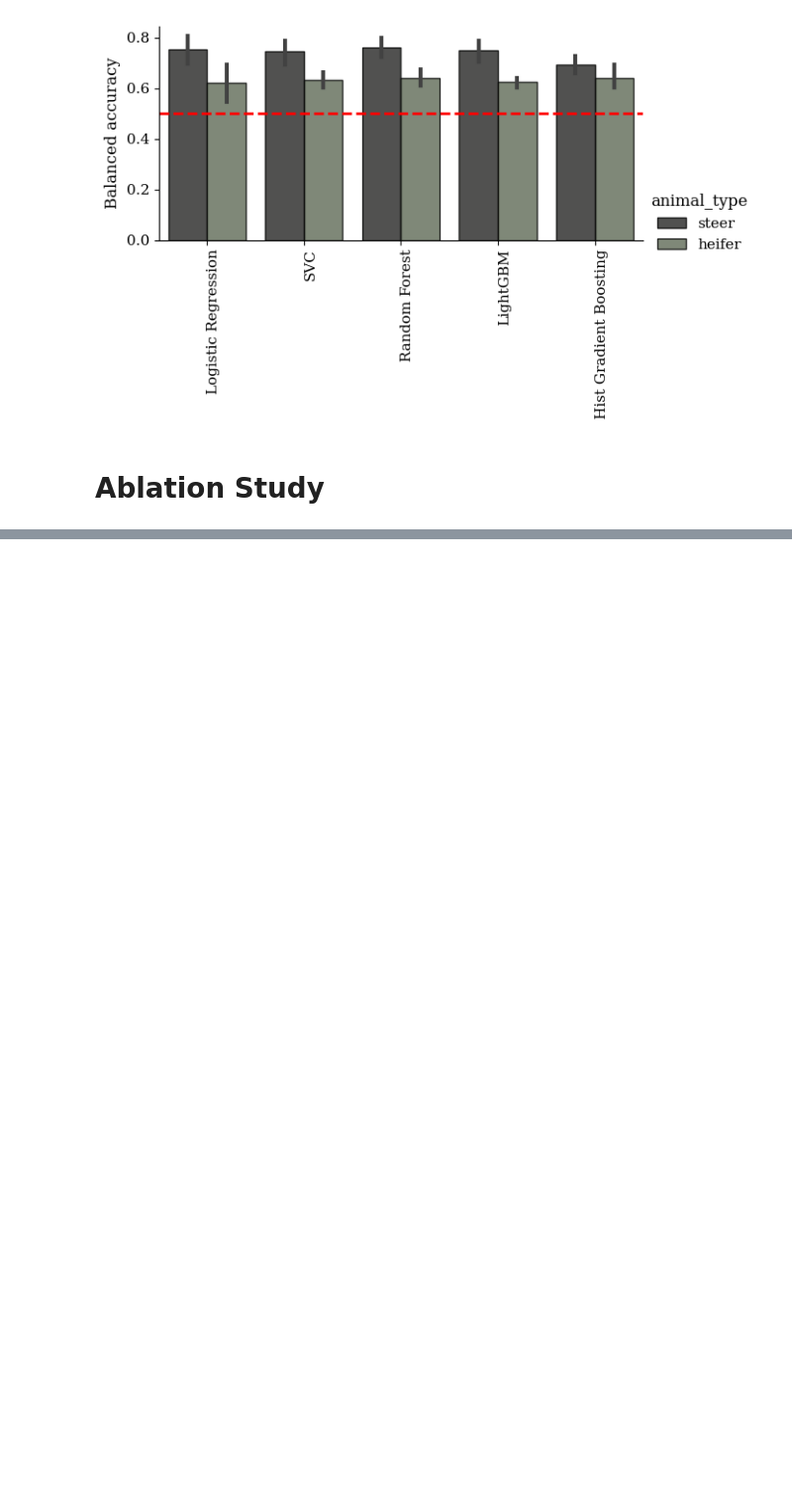
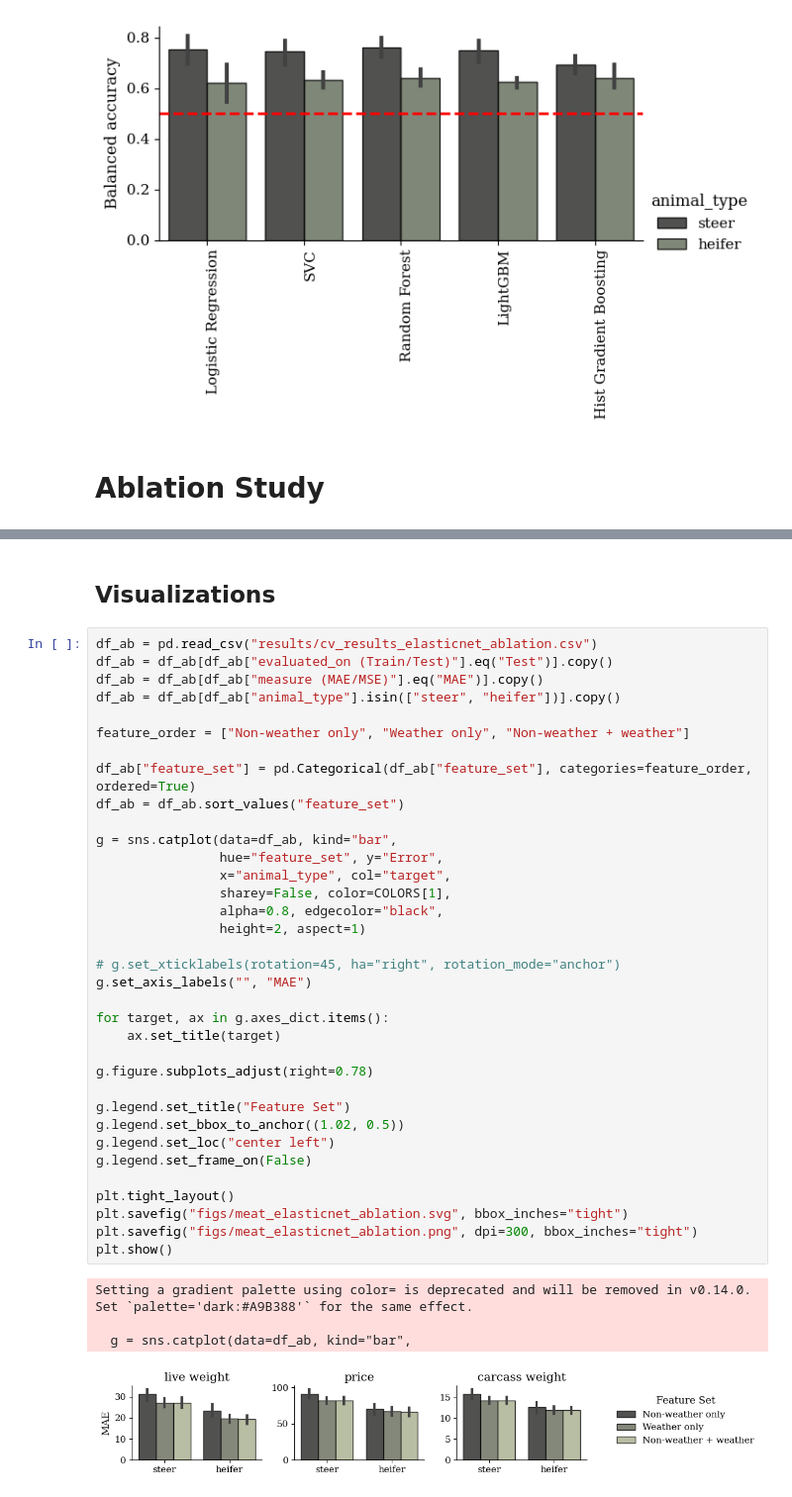
Before and after one commit to KatDost/Weather-CattleHealth, a Jupyter notebook: beef_predictive_modelling.ipynb, the cells around one changed output, grey strips where cells are left out. Shown at 99% size. Drawn from its saved outputs; the diff is of its cells as text; blank space fills up the shorter version.

```diff
--- a/beef_predictive_modelling.ipynb
+++ b/beef_predictive_modelling.ipynb
@@ -674,0 +769,42 @@ Completed Non-weather + weather | price
+# %% [markdown]
+## Visualizations
+# %%
+df_ab = pd.read_csv("results/cv_results_elasticnet_ablation.csv")
+df_ab = df_ab[df_ab["evaluated_on (Train/Test)"].eq("Test")].copy()
+df_ab = df_ab[df_ab["measure (MAE/MSE)"].eq("MAE")].copy()
+df_ab = df_ab[df_ab["animal_type"].isin(["steer", "heifer"])].copy()
+
+feature_order = ["Non-weather only", "Weather only", "Non-weather + weather"]
+
+df_ab["feature_set"] = pd.Categorical(df_ab["feature_set"], categories=feature_order, ordered=True)
+df_ab = df_ab.sort_values("feature_set")
+
+g = sns.catplot(data=df_ab, kind="bar",
+                hue="feature_set", y="Error",
+                x="animal_type", col="target",
+                sharey=False, color=COLORS[1],
+                alpha=0.8, edgecolor="black",
+                height=2, aspect=1)
+
+# g.set_xticklabels(rotation=45, ha="right", rotation_mode="anchor")
+g.set_axis_labels("", "MAE")
+
+for target, ax in g.axes_dict.items():
+    ax.set_title(target)
+
+g.figure.subplots_adjust(right=0.78)
+
+g.legend.set_title("Feature Set")
+g.legend.set_bbox_to_anchor((1.02, 0.5))
+g.legend.set_loc("center left")
+g.legend.set_frame_on(False)
+
+plt.tight_layout()
+plt.savefig("figs/meat_elasticnet_ablation.svg", bbox_inches="tight")
+plt.savefig("figs/meat_elasticnet_ablation.png", dpi=300, bbox_inches="tight")
+plt.show()
+# %% [output]
+Setting a gradient palette using color= is deprecated and will be removed in v0.14.0. Set `palette='dark:#A9B388'` for the same effect.
+
+  g = sns.catplot(data=df_ab, kind="bar",
+[figure, added]
```
Also changed, not shown: parts of 7 cells of this notebook, 9 other files.
